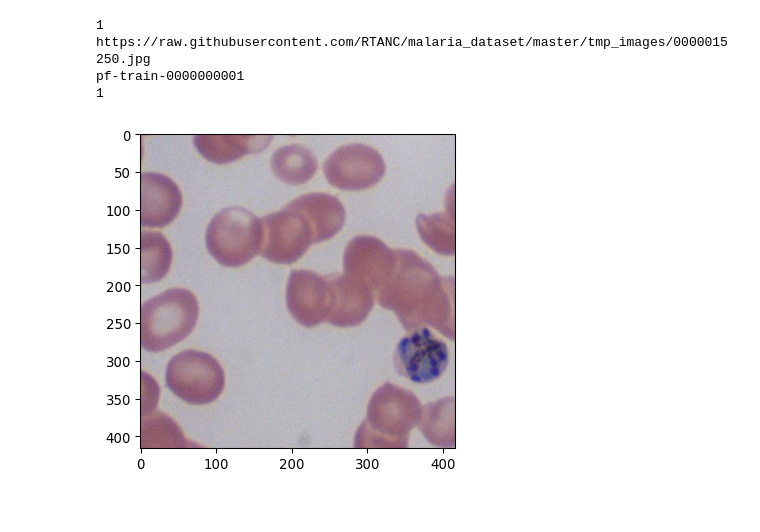
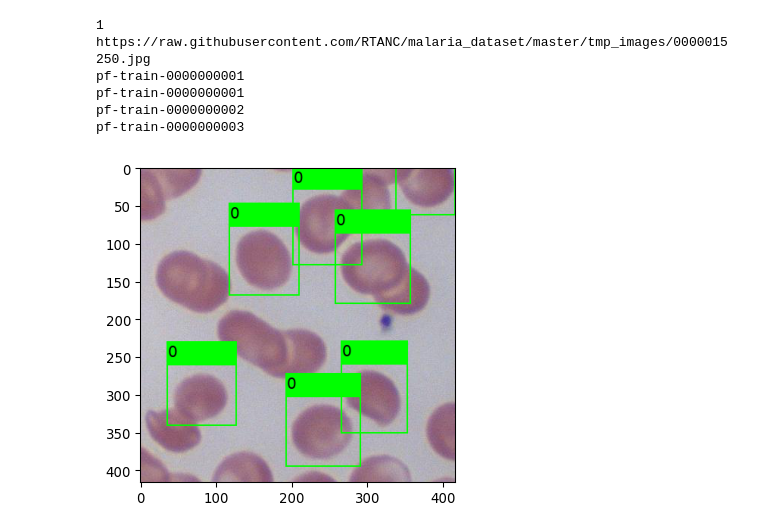
Before and after one commit to RTANC/yolov3, a Jupyter notebook: pf/download_img_from_url.ipynb, the cells around one changed output. Saved outputs shown, nothing was run; the diff lists cells and outputs as text; code cells hidden in the pictures.

Commit message:
start genarate training set

```diff
--- a/pf/download_img_from_url.ipynb
+++ b/pf/download_img_from_url.ipynb
@@ -34,64 +34,45 @@ for key in images:
     leng = len(images[key]["regions"])
     bboxs = ""
     if leng > 0 and count <= 20:
-        name = "pf-" + phase + "-{:010d}".format(phase_count[phase])
         print("{} {}".format(count,url))
-        print(name)
         response = requests.get(url)
         img = Image.open(BytesIO(response.content))
         w, h = img.size
 #         img.save(os.path.join('../data/custom/images',name+".jpg"))
 #         f = open(os.path.join('../data/custom/labels',name+".txt"),'w')
         rects = []
         for box in images[key]["regions"]:
             b = box["shape_attributes"]
-            x1 = b["x"]/w
-            y1 = b["y"]/h
-            bw = b["width"]/w
-            bh = b["height"]/h
-            xc = x1 + (bw/2)
-            yc = y1 + (bh/2)
             lbl = box["region_attributes"]["type"]
             if lbl == "2":
                 lbl = "1"
             elif lbl == "1":
                 lbl = "0"
             rects.append(BoundingBox(x1=b["x"],y1=b["y"],x2=(b["x"] + b["width"]),y2=(b["y"] + b["height"]),label=lbl))
 
         img = np.array(img)
         bbs = BoundingBoxesOnImage(rects,shape=img.shape)
-        for bb in bbs:
-            if bb.label == "1":
-                xc = bb.x1 / w
-                yc = bb.y1 / h
-                img_aug, bbs_aug = iaa.CropToFixedSize(width=416, height=416, position=(xc, yc))(image=img, bounding_boxes=bbs)
-                ia.imshow(img_aug)
-                clip_off_bbs = bbs_aug.remove_out_of_image(fully=True,partly=False).clip_out_of_image()
-                break
-        break
-
-#         bboxs = bboxs[1:]
-#         f.write(bboxs)
-#         f.close()
-
-#         count += 1
-#         phase_count[phase] += 1
+        img_aug, bbs_aug, phase_count = split_img(img, bbs, phase_count)
+        img_box2 = bbs_aug.draw_on_image(img_aug, size=2)
+        ia.imshow(img_box2)
 
 #         phase_count = rotate(img=img,bbs=bbs,specie="pf",offset=15,phase_count=phase_count)
 
 #         aug_hor, bbs_hor, phase_count = flipHor(img=img,bbs=bbs,specie="pf",phase_count=phase_count)
 #         phase_count = rotate(img=aug_hor,bbs=bbs_hor,specie="pf",offset=15,phase_count=phase_count)
 
 #         aug_ver, bbs_ver, phase_count = flipVer(img=aug_hor,bbs=bbs_hor,specie="pf",phase_count=phase_count)
 #         phase_count = rotate(img=aug_ver,bbs=bbs_ver,specie="pf",offset=15,phase_count=phase_count)
 
 #         aug_ver2, bbs_ver2, phase_count = flipVer(img=img,bbs=bbs,specie="pf",phase_count=phase_count)
 #         phase_count = rotate(img=aug_ver2,bbs=bbs_ver2,specie="pf",offset=15,phase_count=phase_count)
 # %% [output]
 1 https://raw.githubusercontent.com/RTANC/malaria_dataset/master/tmp_images/0000015250.jpg
 pf-train-0000000001
-1
+pf-train-0000000001
+pf-train-0000000002
+pf-train-0000000003
-[figure, old version]
+[figure, new version]
 # %%
 print(phase_count["train"])
 # %%
```
Also changed, not shown: parts of 1 cell of this notebook, 1 other file.
